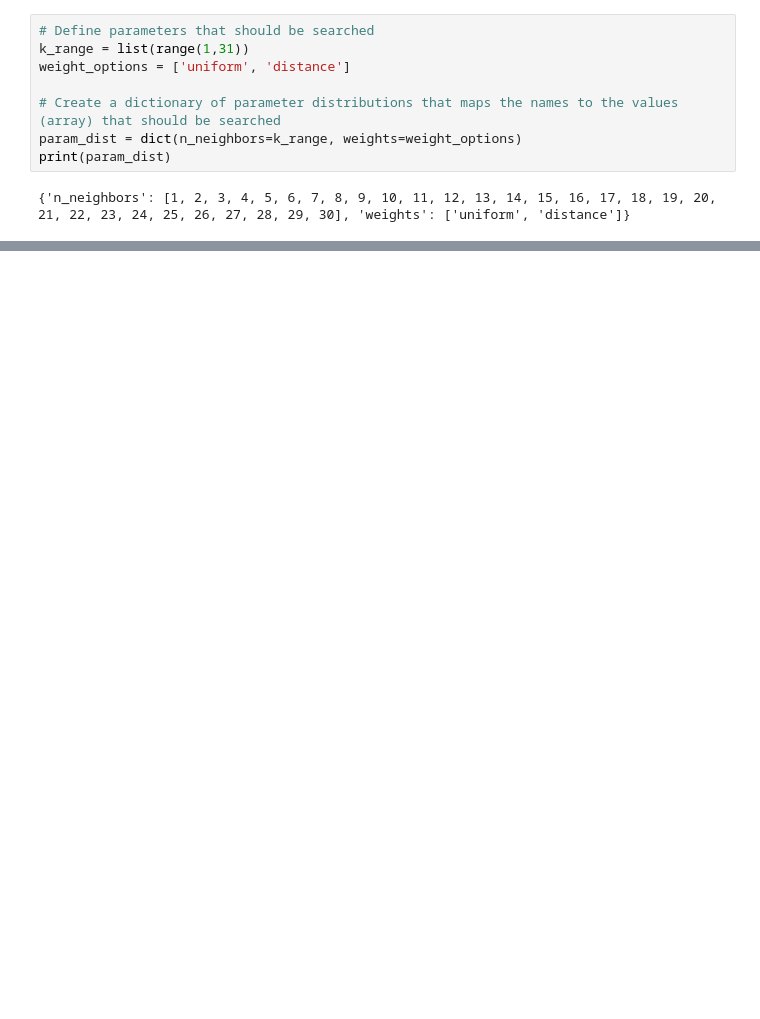
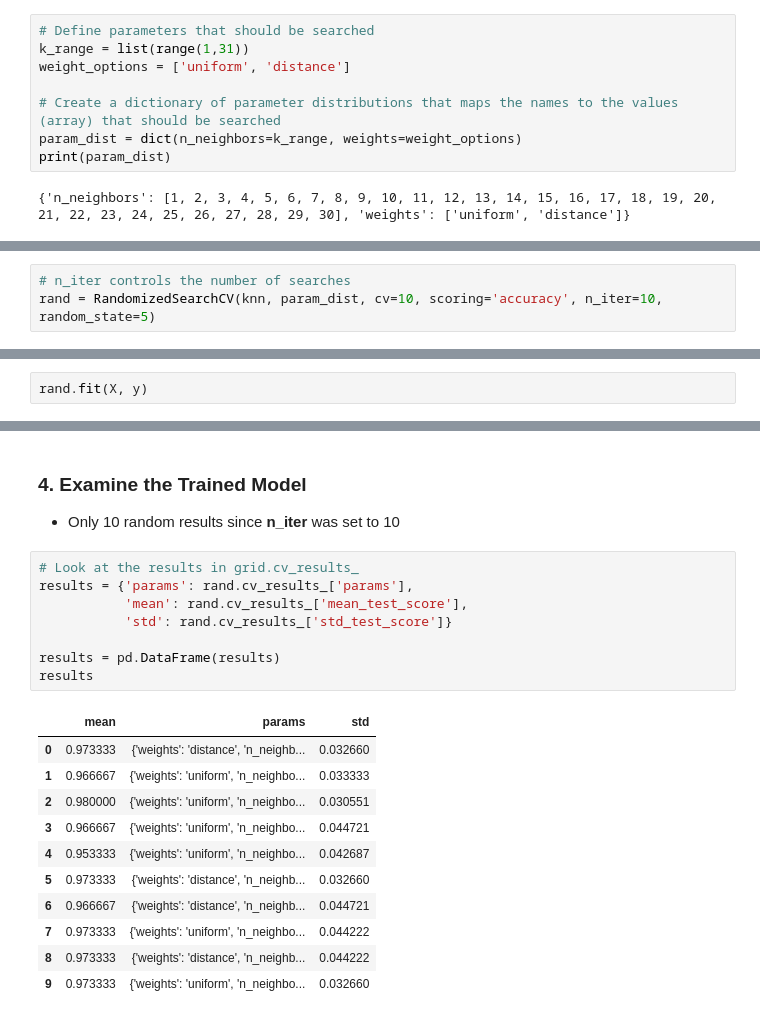
Before and after one commit to romabash/Python-notebooks-collection, a Jupyter notebook: Scikit-learn/6_Model-Tuning.ipynb, the cells around one changed output, grey strips where cells are left out. Saved outputs shown, nothing was run; the diff lists cells and outputs as text; blank space fills up the shorter version.

Commit message:
RandomizedSearchCV compared to GridSearchCV

```diff
--- a/Scikit-learn/6_Model-Tuning.ipynb
+++ b/Scikit-learn/6_Model-Tuning.ipynb
@@ -307,0 +312,3 @@ print(param_dist)
+# %%
+# n_iter controls the number of searches
+rand = RandomizedSearchCV(knn, param_dist, cv=10, scoring='accuracy', n_iter=10, random_state=5)
@@ -307,0 +317,2 @@ print(param_dist)
+# %%
+rand.fit(X, y)
@@ -307,0 +328,23 @@ print(param_dist)
+# %% [markdown]
+### 4. Examine the Trained Model
+- Only 10 random results since **n_iter** was set to 10
+# %%
+# Look at the results in grid.cv_results_
+results = {'params': rand.cv_results_['params'],
+           'mean': rand.cv_results_['mean_test_score'],
+           'std': rand.cv_results_['std_test_score']}
+
+results = pd.DataFrame(results)
+results
+# %% [output]
+|  | mean | params | std |
+| 0 | 0.973333 | {'weights': 'distance', 'n_neighb... | 0.032660 |
+| 1 | 0.966667 | {'weights': 'uniform', 'n_neighbo... | 0.033333 |
+| 2 | 0.980000 | {'weights': 'uniform', 'n_neighbo... | 0.030551 |
+| 3 | 0.966667 | {'weights': 'uniform', 'n_neighbo... | 0.044721 |
+| 4 | 0.953333 | {'weights': 'uniform', 'n_neighbo... | 0.042687 |
+| 5 | 0.973333 | {'weights': 'distance', 'n_neighb... | 0.032660 |
+| 6 | 0.966667 | {'weights': 'distance', 'n_neighb... | 0.044721 |
+| 7 | 0.973333 | {'weights': 'uniform', 'n_neighbo... | 0.044222 |
+| 8 | 0.973333 | {'weights': 'distance', 'n_neighb... | 0.044222 |
+| 9 | 0.973333 | {'weights': 'uniform', 'n_neighbo... | 0.032660 |
```
Also changed, not shown: parts of 6 cells of this notebook.
